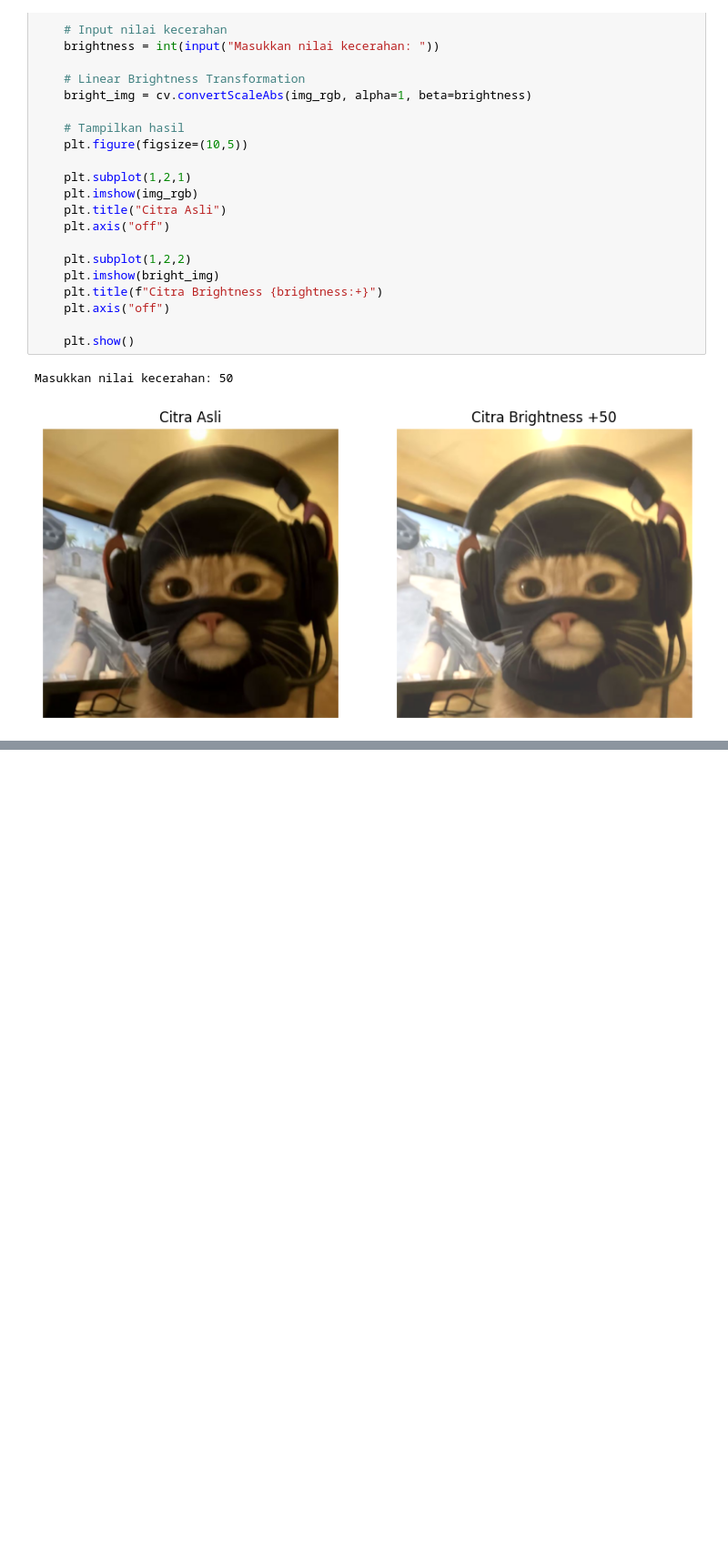
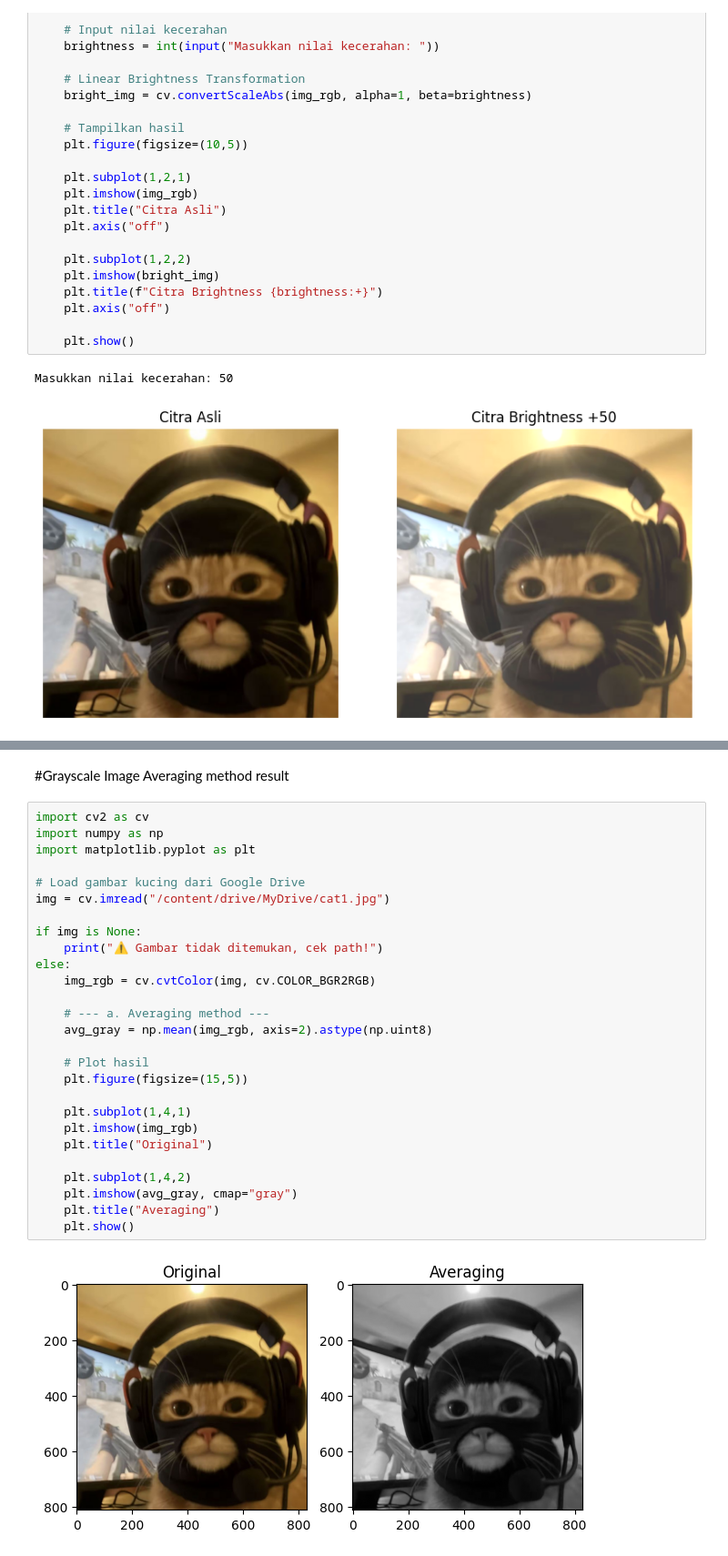
Before and after one commit to dimas1625/PCVK_GANJIL_2025, a Jupyter notebook: Week3.ipynb, the cells around one changed output, grey strips where cells are left out. Shown at 91% size. Cells and saved outputs as stored; diff of their text form; blank space fills up the shorter version.

```diff
--- a/Week3.ipynb
+++ b/Week3.ipynb
@@ -40,0 +127,31 @@ Masukkan nilai kecerahan: 50
+# %% [markdown]
+#Grayscale Image Averaging method result
+# %%
+import cv2 as cv
+import numpy as np
+import matplotlib.pyplot as plt
+
+# Load gambar kucing dari Google Drive
+img = cv.imread("/content/drive/MyDrive/cat1.jpg")
+
+if img is None:
+    print("⚠️ Gambar tidak ditemukan, cek path!")
+else:
+    img_rgb = cv.cvtColor(img, cv.COLOR_BGR2RGB)
+
+    # --- a. Averaging method ---
+    avg_gray = np.mean(img_rgb, axis=2).astype(np.uint8)
+
+    # Plot hasil
+    plt.figure(figsize=(15,5))
+
+    plt.subplot(1,4,1)
+    plt.imshow(img_rgb)
+    plt.title("Original")
+
+    plt.subplot(1,4,2)
+    plt.imshow(avg_gray, cmap="gray")
+    plt.title("Averaging")
+    plt.show()
+# %% [output]
+[figure, added]
```
Also changed, not shown: parts of 13 cells of this notebook.
